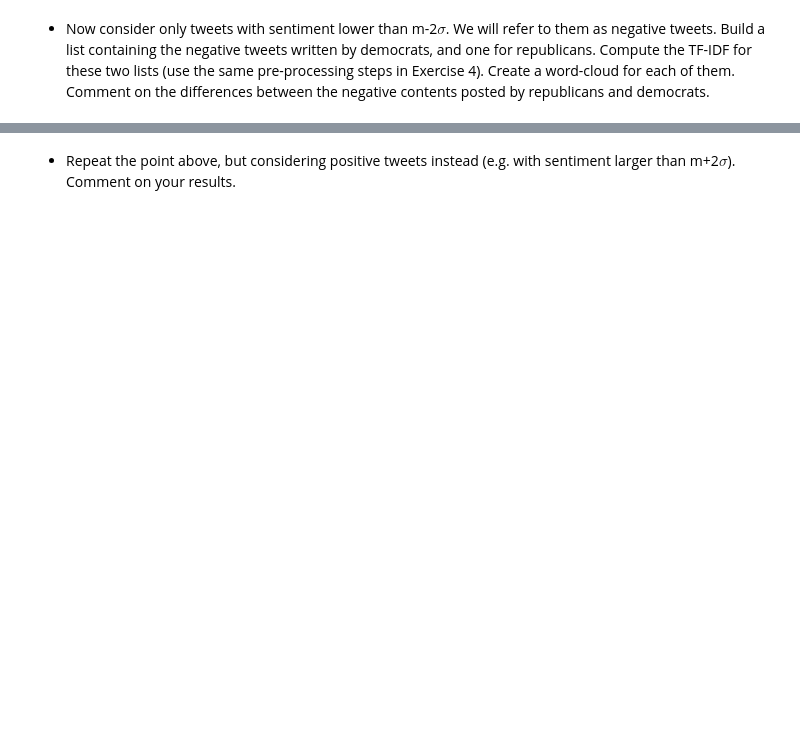
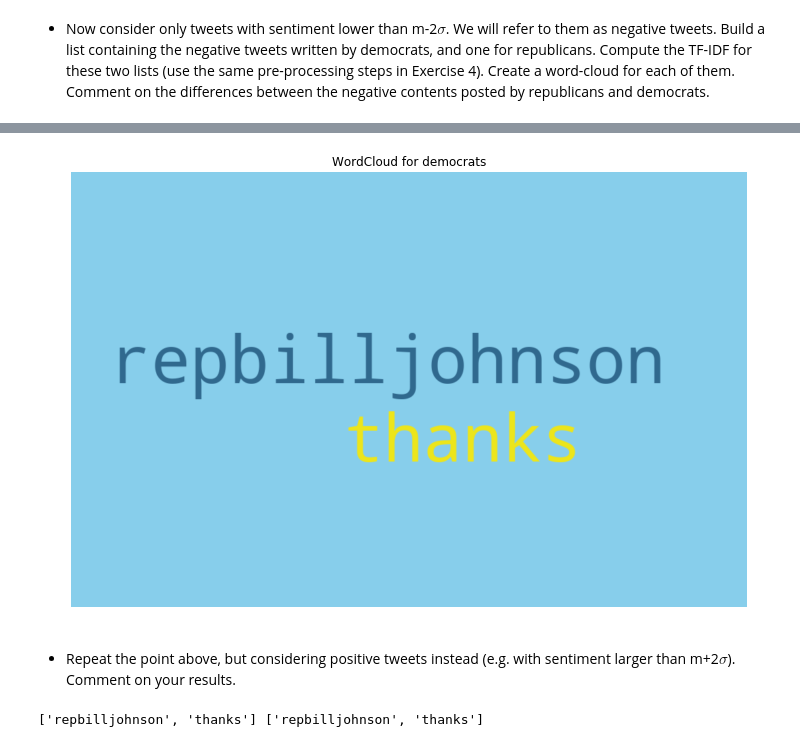
Before and after one commit to JulesBelveze/yelp-dataset-analysis, a Jupyter notebook: Assignment2.ipynb, the cells around one changed output, grey strips where cells are left out. Drawn from its saved outputs; the diff is of its cells as text; code cells hidden in the pictures; blank space fills up the shorter version.

```diff
--- a/Assignment2.ipynb
+++ b/Assignment2.ipynb
@@ -728,2 +737,7 @@ for acc in rt_graph.nodes:
+# %%
+drawWordCloud(" ".join(words_dem))
+plt.title("WordCloud for democrats");
+# %% [output]
+[figure, added]
 # %% [markdown]
 - Repeat the point above, but considering positive tweets instead (e.g. with sentiment larger than m+2$\sigma$). Comment on your results.
@@ -732,0 +749,31 @@ for acc in rt_graph.nodes:
+# %%
+words_rep = []
+for tweet in negative_rep.keys():
+    #Remove Twitter handles
+    words_rep = nltk.word_tokenize(tweet)
+    words_rep = [w for w in words_rep
+             if not re.search(r"(RT)((?:\b\W@(\w+))+)|@|RT|http|amp", w)]
+    words_rep = [w.lower() for w in words_rep]
+    words_rep = [w for w in words_rep
+             if w not in stopwords.words('english')]
+    words_rep = [w for w in words_rep
+             if not re.search(r'[.,\/#!?$%\^&\*;:{}=\-\—_`´’~()\']', w)]
+    words_rep = [w for w in words_rep
+             if not re.search(r'\s|\d+(\.\d+)?', w)]
+
+words_dem = []
+for tweet in negative_rep.keys():
+    #Remove Twitter handles
+    words_dem = nltk.word_tokenize(tweet)
+    words_dem = [w for w in words_dem
+             if not re.search(r"(RT)((?:\b\W@(\w+))+)|@|RT|http|amp", w)]
+    words_dem = [w.lower() for w in words_dem]
+    words_dem = [w for w in words_dem
+             if w not in stopwords.words('english')]
+    words_dem = [w for w in words_dem
+             if not re.search(r'[.,\/#!?$%\^&\*;:{}=\-\—_`´’~()\']', w)]
+    words_dem = [w for w in words_dem
+             if not re.search(r'\s|\d+(\.\d+)?', w)]
+print(words_dem, words_rep)
+# %% [output]
+['repbilljohnson', 'thanks'] ['repbilljohnson', 'thanks']
```
Also changed, not shown: parts of 12 cells of this notebook.
